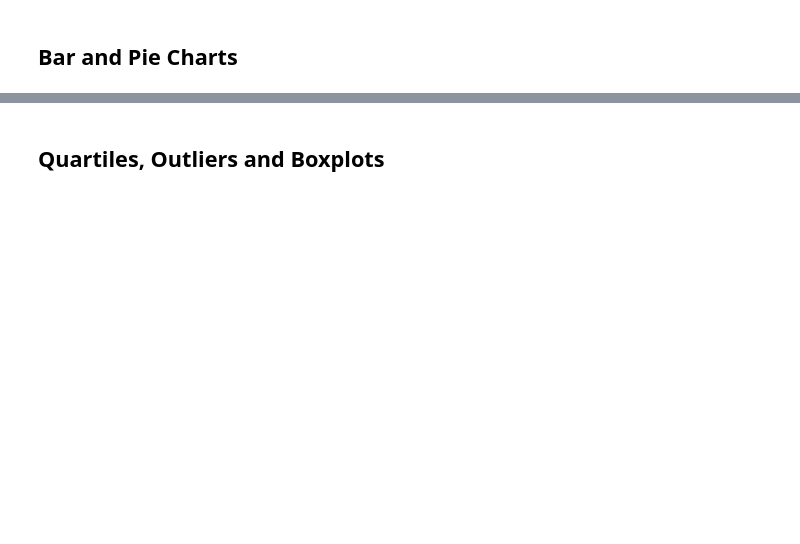
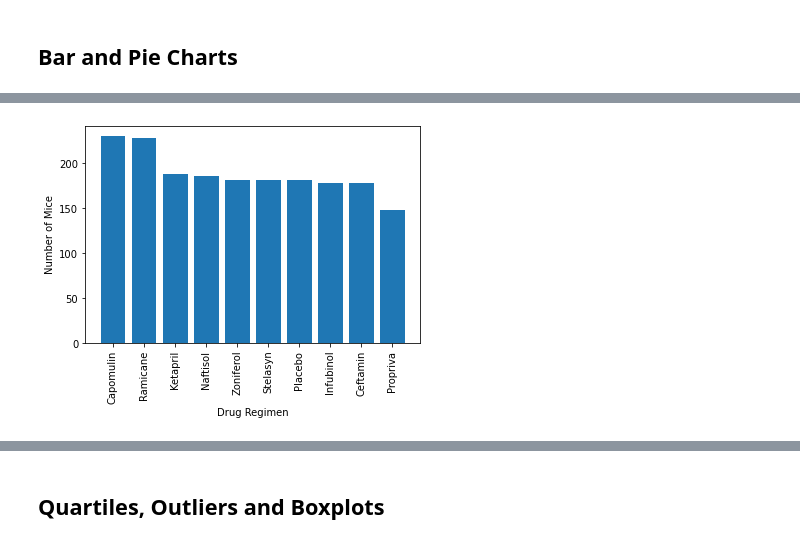
Before and after one commit to James-Ashley/matplotlib-challenge, a Jupyter notebook: Pymaceuticals/pymaceuticals_starter.ipynb, the cells around one changed output, grey strips where cells are left out. Cells and saved outputs as stored; diff of their text form; code cells hidden in the pictures; blank space fills up the shorter version.

```diff
--- a/Pymaceuticals/pymaceuticals_starter.ipynb
+++ b/Pymaceuticals/pymaceuticals_starter.ipynb
@@ -56,4 +140,11 @@ number_of_mice
 # %%
 # Generate a bar plot showing the total number of mice for each treatment throughout the course of the study using pyplot.
+plt.bar(Drug_count_df.index.values, Drug_count_df.values)
+plt.xticks(rotation=90)
+plt.xlabel("Drug Regimen")
+plt.ylabel("Number of Mice")
+plt.show()
+# %% [output]
+[figure, added]
 # %%
 # Generate a pie plot showing the distribution of female versus male mice using pandas
```
Also changed, not shown: parts of 14 cells of this notebook.
